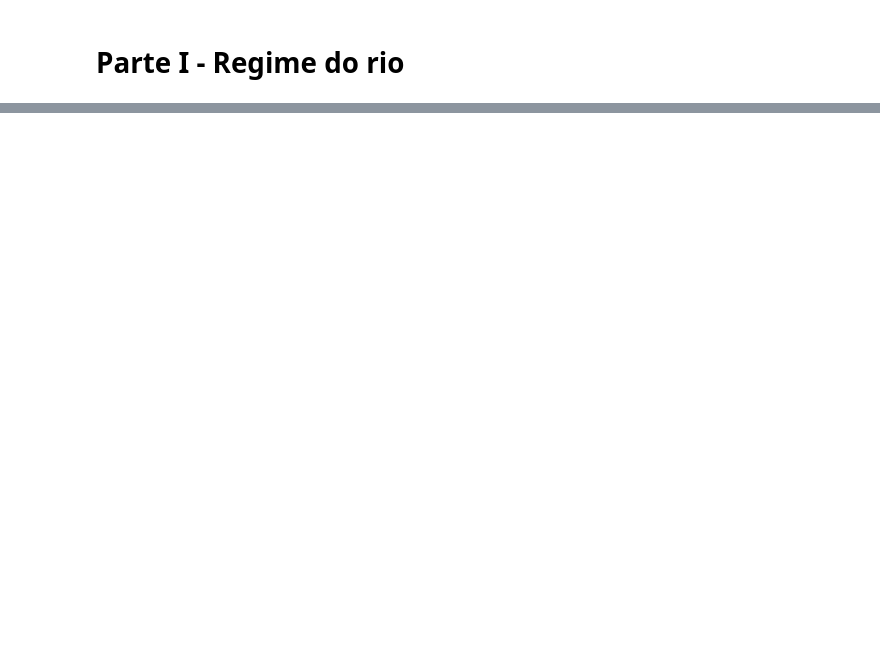
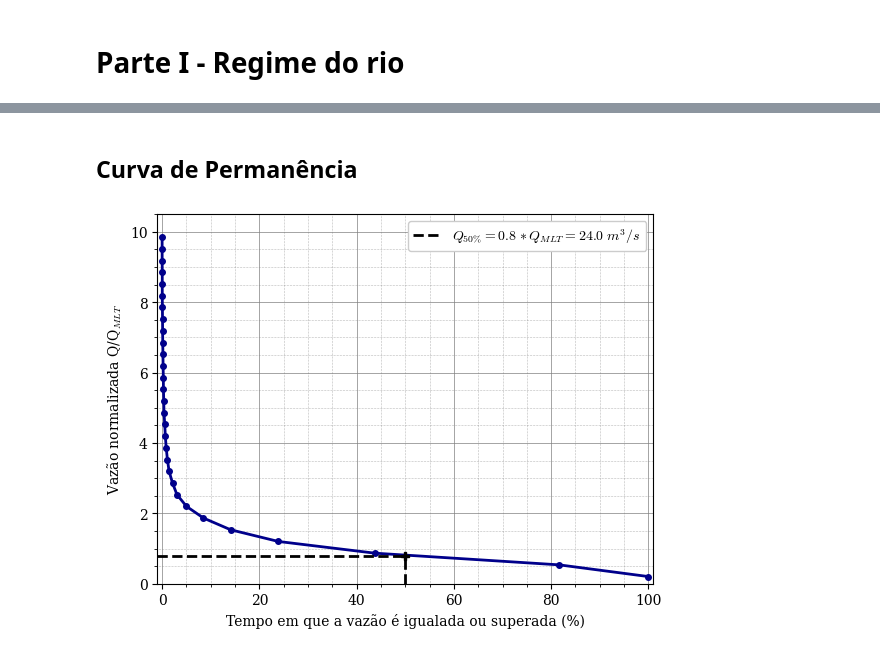
Before and after one commit to vitoria20241/Obras-Hidraulicas, a Jupyter notebook: Parte_1.ipynb, the cells around one changed output, grey strips where cells are left out. Saved outputs shown, nothing was run; the diff lists cells and outputs as text; code cells hidden in the pictures; blank space fills up the shorter version.

```diff
--- a/Parte_1.ipynb
+++ b/Parte_1.ipynb
@@ -45,0 +107,48 @@ plt.savefig(path+'\\Outputs\\Histograma.png', bbox_inches='tight')
+# %% [markdown]
+## Curva de Permanência
+# %%
+fig,ax = plt.subplots()
+ax.plot(dados['Freq. acumulada (%)'],
+        dados['Vazão normalizada LI/QMLT'],
+        linewidth=2,
+        marker = 'o',
+        markersize = 4,
+        color='darkblue')
+
+# Q50
+Q50 = 0.8
+ax.plot([-1, 50],
+        [Q50, Q50],
+        color='black',
+        linestyle='--',
+        linewidth=2,
+        label=rf'$Q_{{50\%}}={Q50:.1f}\,*Q_{{MLT}}={Q50*30:.1f}\ m^3/s$')
+ax.plot([50, 50],
+        [0, Q50],
+        color='black',
+        linestyle='--',
+        linewidth=2)
+ax.plot(50, Q50,
+        marker='P',
+        color='black',
+        markersize=6)
+
+plt.xlabel("Tempo em que a vazão é igualada ou superada (%)")
+plt.ylabel("Vazão normalizada Q/Q$_{MLT}$")
+plt.grid(True,
+        which='major',
+        color='gray',
+        linestyle='-',
+        linewidth=0.5)
+plt.grid(True,
+        which='minor',
+        color='gray',
+        linestyle=':',
+        linewidth=0.4)
+ax.minorticks_on()
+plt.ylim(0, 10.5)
+plt.xlim(-1, 101)
+plt.legend(framealpha=1)
+plt.savefig(path+'\\Outputs\\Curva_perm1.png', bbox_inches='tight')
+# %% [output]
+[figure, added]
```
Also changed, not shown: parts of 11 cells of this notebook.
